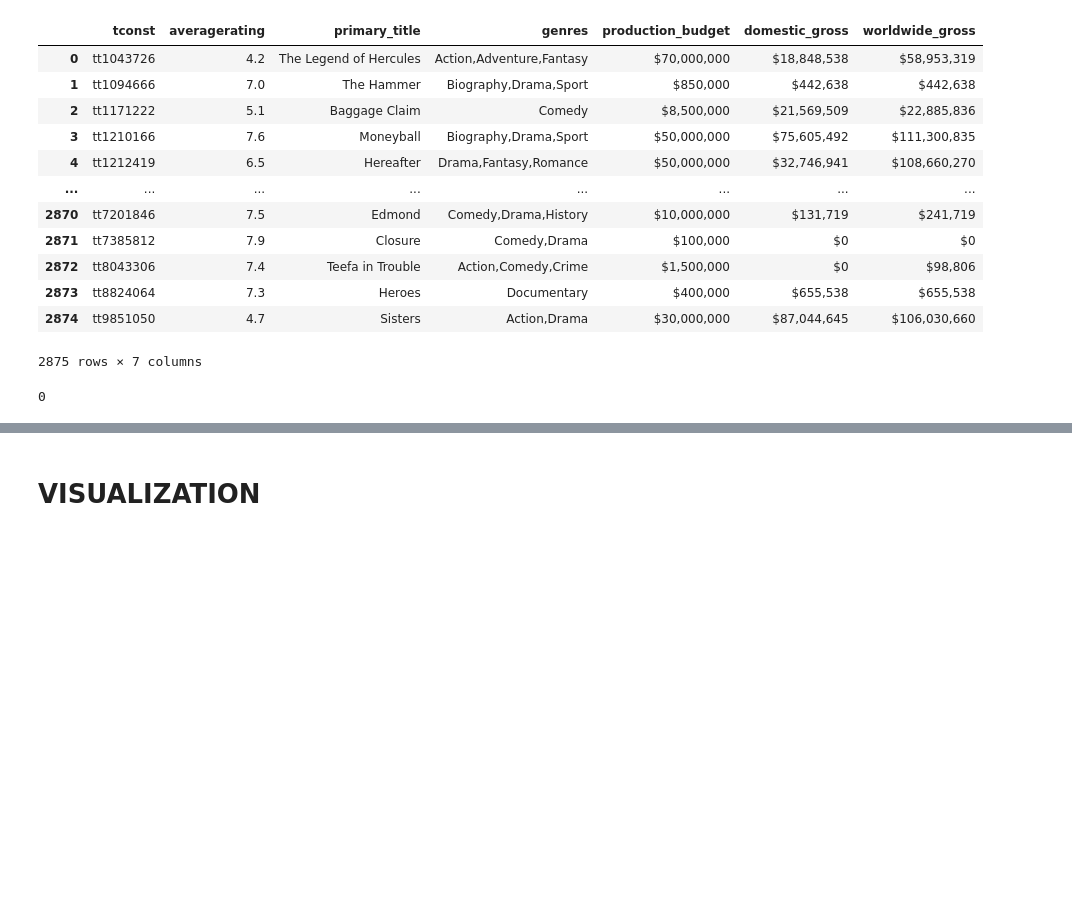
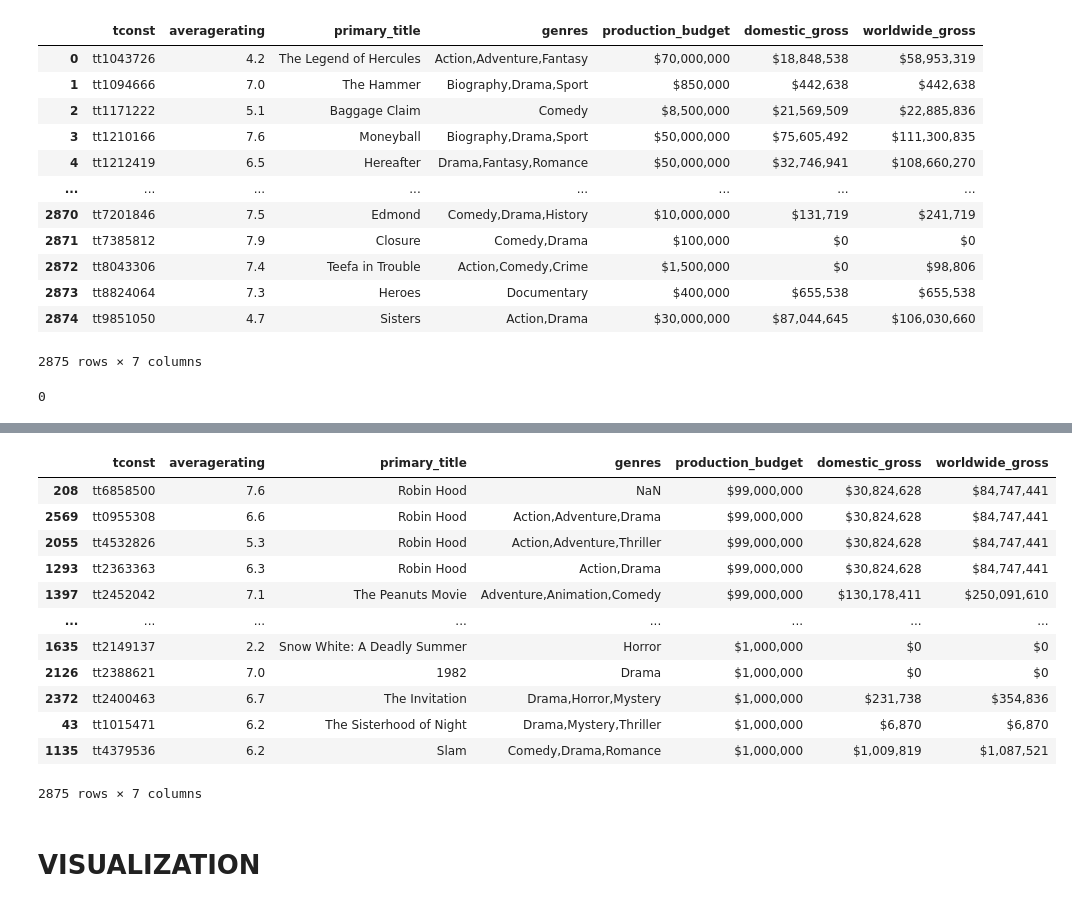
Before and after one commit to letruong711/010921-pt-phase-1-project, a Jupyter notebook: production_budget_ratings.ipynb, the cells around one changed output, grey strips where cells are left out. Saved outputs shown, nothing was run; the diff lists cells and outputs as text; code cells hidden in the pictures; blank space fills up the shorter version.

```diff
--- a/production_budget_ratings.ipynb
+++ b/production_budget_ratings.ipynb
@@ -94,7 +105,21 @@ PR.duplicated().sum()
 # %%
-PR.isna().sum()
 PR.dropna()
 PR = PR.sort_values(by=['production_budget'], ascending=False)
+PR
+# %% [output]
+|  | tconst | averagerating | primary_title | genres | production_budget | domestic_gross | worldwide_gross |
+| 208 | tt6858500 | 7.6 | Robin Hood | NaN | $99,000,000 | $30,824,628 | $84,747,441 |
+| 2569 | tt0955308 | 6.6 | Robin Hood | Action,Adventure,Drama | $99,000,000 | $30,824,628 | $84,747,441 |
+| 2055 | tt4532826 | 5.3 | Robin Hood | Action,Adventure,Thriller | $99,000,000 | $30,824,628 | $84,747,441 |
+| 1293 | tt2363363 | 6.3 | Robin Hood | Action,Drama | $99,000,000 | $30,824,628 | $84,747,441 |
+| 1397 | tt2452042 | 7.1 | The Peanuts Movie | Adventure,Animation,Comedy | $99,000,000 | $130,178,411 | $250,091,610 |
+| ... | ... | ... | ... | ... | ... | ... | ... |
+| 1635 | tt2149137 | 2.2 | Snow White: A Deadly Summer | Horror | $1,000,000 | $0 | $0 |
+| 2126 | tt2388621 | 7.0 | 1982 | Drama | $1,000,000 | $0 | $0 |
+| 2372 | tt2400463 | 6.7 | The Invitation | Drama,Horror,Mystery | $1,000,000 | $231,738 | $354,836 |
+| 43 | tt1015471 | 6.2 | The Sisterhood of Night | Drama,Mystery,Thriller | $1,000,000 | $6,870 | $6,870 |
+| 1135 | tt4379536 | 6.2 | Slam | Comedy,Drama,Romance | $1,000,000 | $1,009,819 | $1,087,521 |
+2875 rows × 7 columns
 # %% [markdown]
 # VISUALIZATION
 # %%
```
Also changed, not shown: parts of 2 cells of this notebook, 5 other files.
